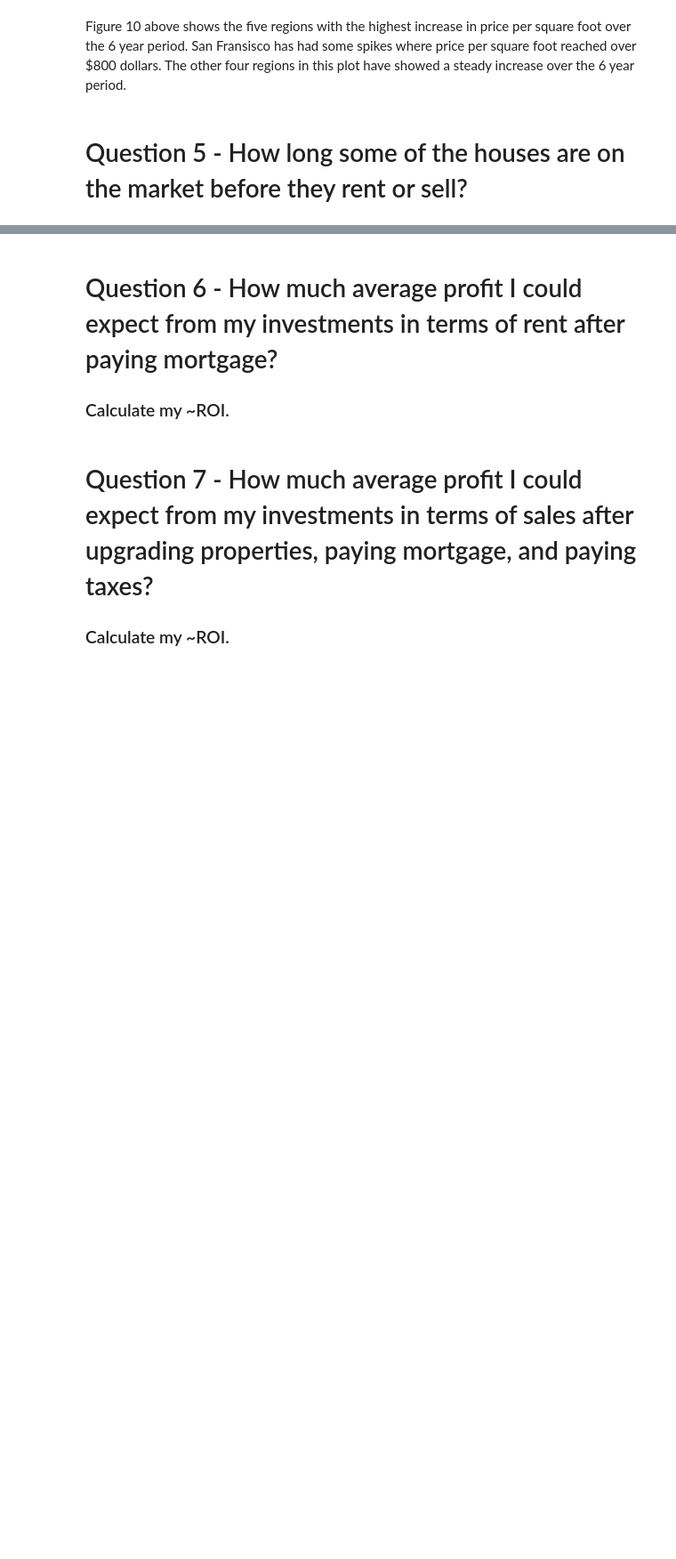
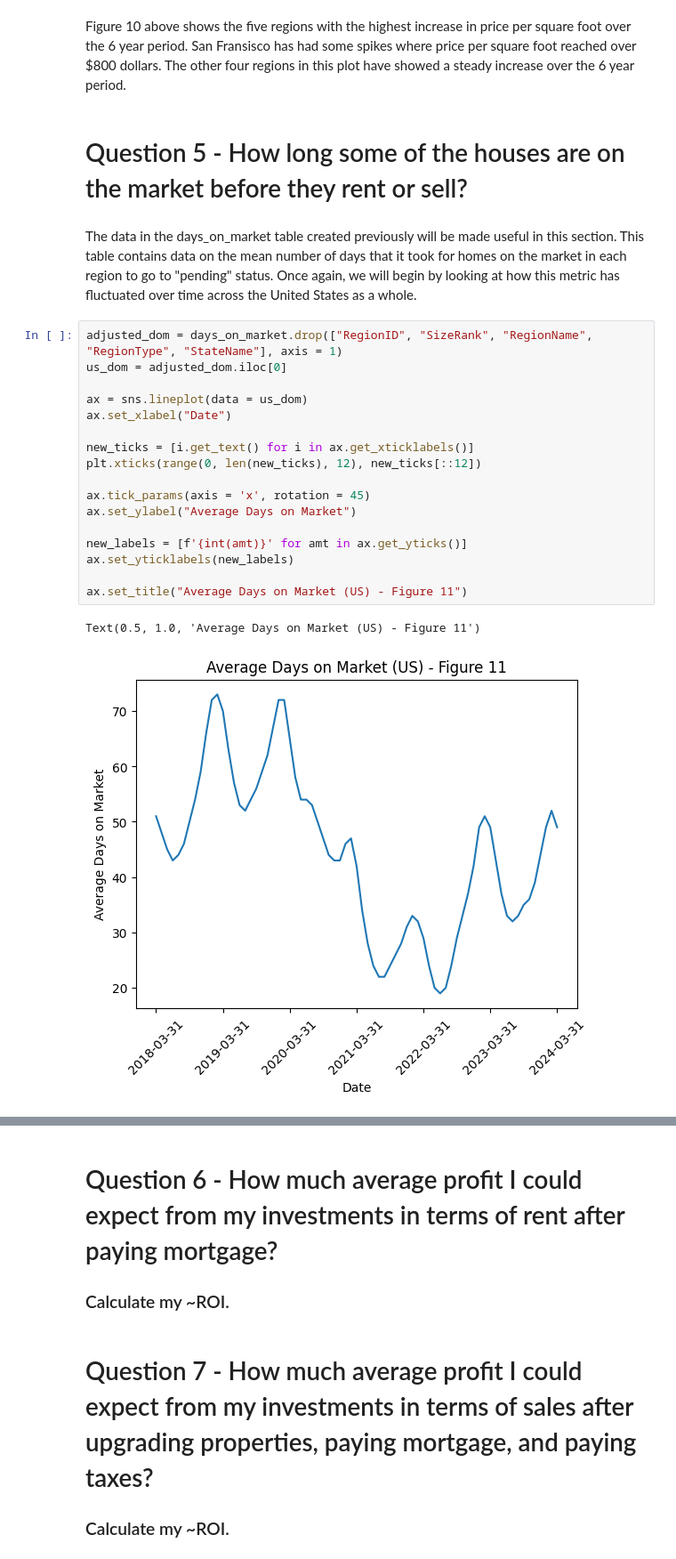
Before and after one commit to leoflewis/final-project, a Jupyter notebook: Project-Notebook.ipynb, the cells around one changed output, grey strips where cells are left out. Shown at 89% size. Cells and saved outputs as stored; diff of their text form; blank space fills up the shorter version.

```diff
--- a/Project-Notebook.ipynb
+++ b/Project-Notebook.ipynb
@@ -496,3 +496,25 @@ Text(0.5, 1.0, 'New Construction Price per Square Foot - Figure 10')
 Figure 10 above shows the five regions with the highest increase in price per square foot over the 6 year period. San Fransisco has had some spikes where price per square foot reached over $800 dollars. The other four regions in this plot have showed a steady increase over the 6 year period.
 # %% [markdown]
 # Question 5 - How long some of the houses are on the market before they rent or sell?
+# %% [markdown]
+The data in the days_on_market table created previously will be made useful in this section. This table contains data on the mean number of days that it took for homes on the market in each region to go to "pending" status. Once again, we will begin by looking at how this metric has fluctuated over time across the United States as a whole.
+# %%
+adjusted_dom = days_on_market.drop(["RegionID", "SizeRank", "RegionName", "RegionType", "StateName"], axis = 1)
+us_dom = adjusted_dom.iloc[0]
+
+ax = sns.lineplot(data = us_dom)
+ax.set_xlabel("Date")
+
+new_ticks = [i.get_text() for i in ax.get_xticklabels()]
+plt.xticks(range(0, len(new_ticks), 12), new_ticks[::12])
+
+ax.tick_params(axis = 'x', rotation = 45)
+ax.set_ylabel("Average Days on Market")
+
+new_labels = [f'{int(amt)}' for amt in ax.get_yticks()]
+ax.set_yticklabels(new_labels)
+
+ax.set_title("Average Days on Market (US) - Figure 11")
+# %% [output]
+Text(0.5, 1.0, 'Average Days on Market (US) - Figure 11')
+[figure, added]
```
Also changed, not shown: parts of 17 cells of this notebook.
